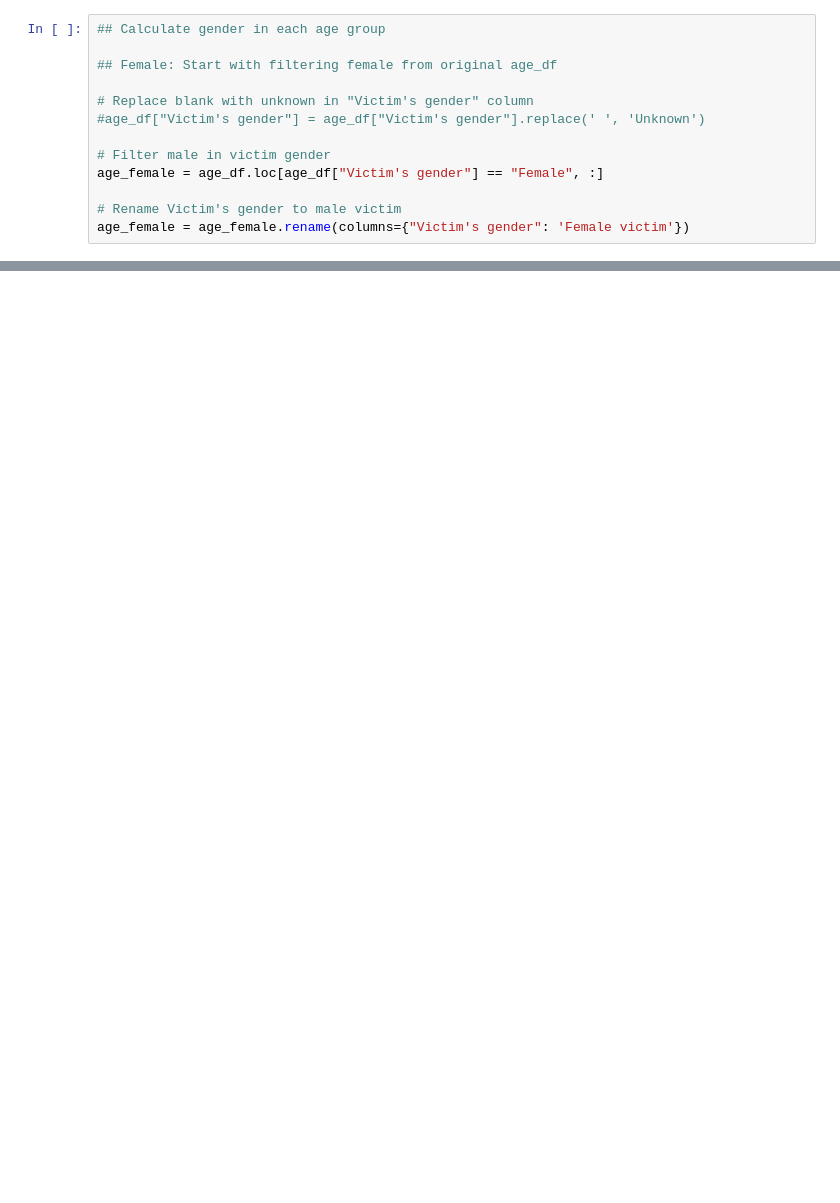
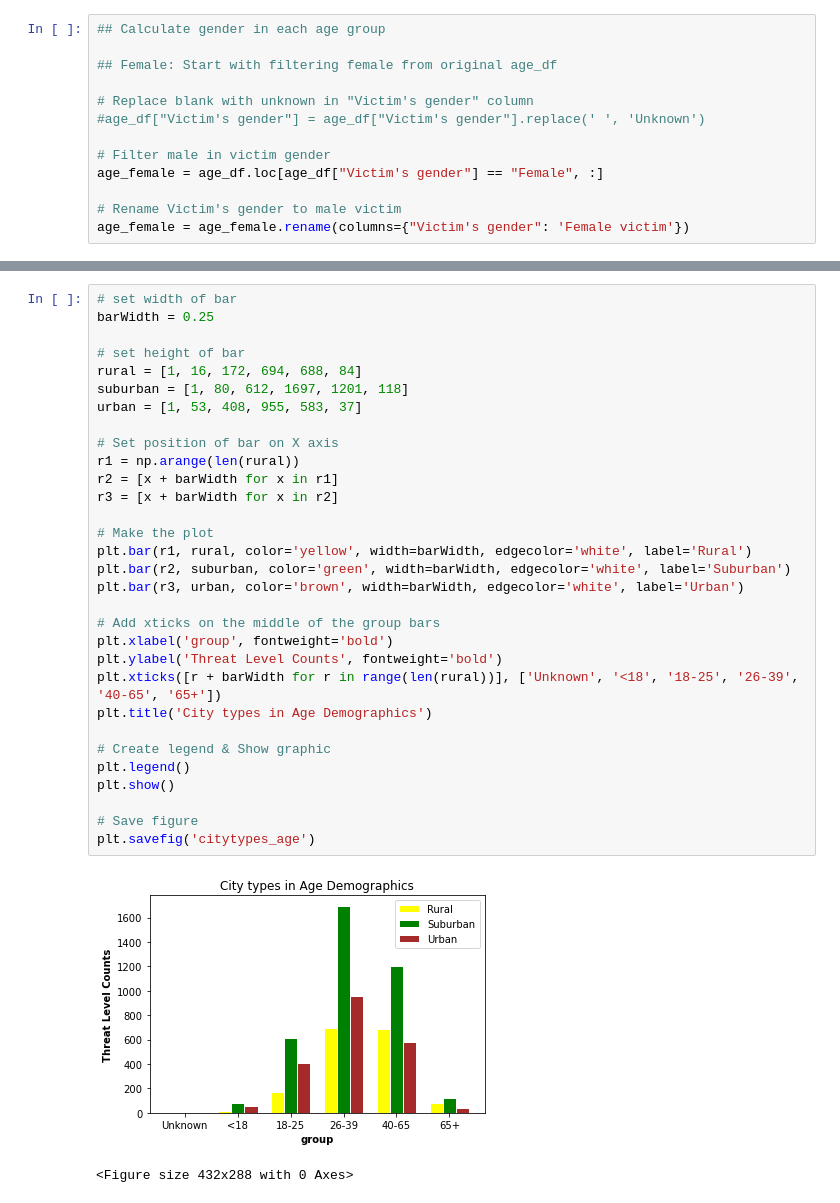
Before and after one commit to EvanK215/ProjectOnePolice, a Jupyter notebook: age.ipynb, the cells around one changed output, grey strips where cells are left out. Cells and saved outputs as stored; diff of their text form; blank space fills up the shorter version.

```diff
--- a/age.ipynb
+++ b/age.ipynb
@@ -316,0 +300,34 @@ plt.show()
+# %%
+# set width of bar
+barWidth = 0.25
+
+# set height of bar
+rural = [1, 16, 172, 694, 688, 84]
+suburban = [1, 80, 612, 1697, 1201, 118]
+urban = [1, 53, 408, 955, 583, 37]
+
+# Set position of bar on X axis
+r1 = np.arange(len(rural))
+r2 = [x + barWidth for x in r1]
+r3 = [x + barWidth for x in r2]
+
+# Make the plot
+plt.bar(r1, rural, color='yellow', width=barWidth, edgecolor='white', label='Rural')
+plt.bar(r2, suburban, color='green', width=barWidth, edgecolor='white', label='Suburban')
+plt.bar(r3, urban, color='brown', width=barWidth, edgecolor='white', label='Urban')
+
+# Add xticks on the middle of the group bars
+plt.xlabel('group', fontweight='bold')
+plt.ylabel('Threat Level Counts', fontweight='bold')
+plt.xticks([r + barWidth for r in range(len(rural))], ['Unknown', '<18', '18-25', '26-39', '40-65', '65+'])
+plt.title('City types in Age Demographics')
+
+# Create legend & Show graphic
+plt.legend()
+plt.show()
+
+# Save figure
+plt.savefig('citytypes_age')
+# %% [output]
+[figure, added]
+<Figure size 432x288 with 0 Axes>
```
Also changed, not shown: parts of 10 cells of this notebook, 25 other files.
